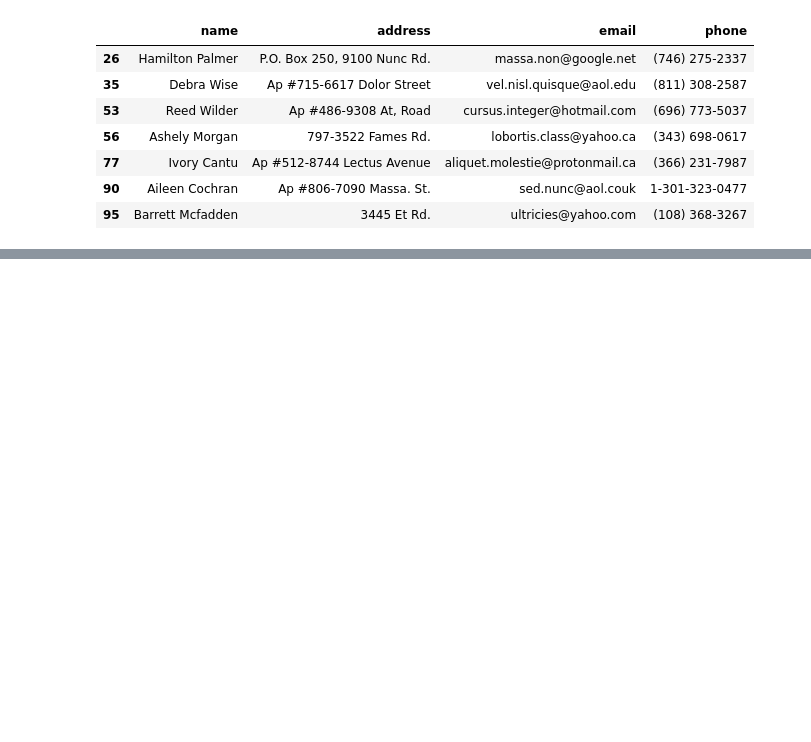
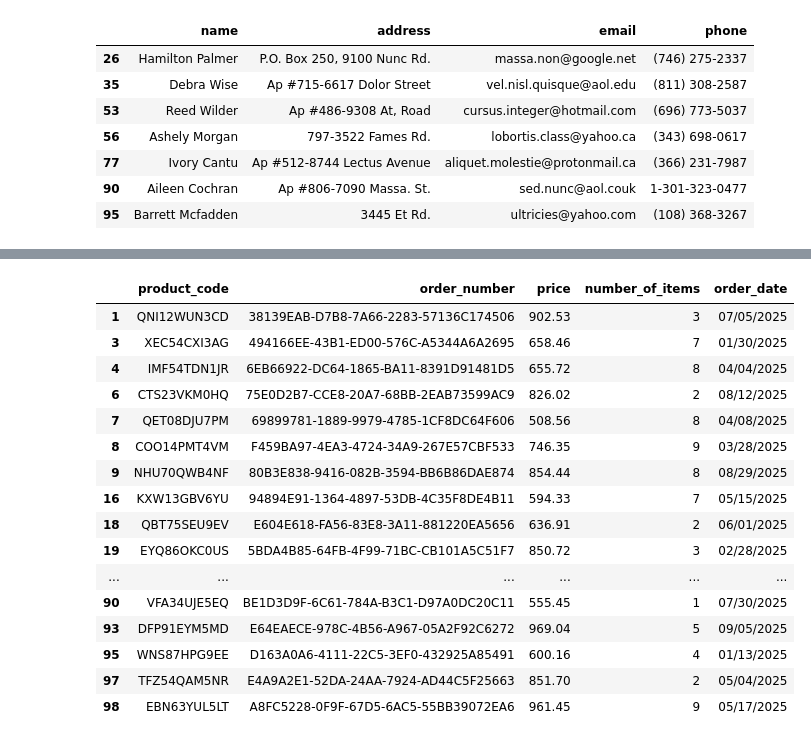
Before and after one commit to ichzann/dis08-ws2526_Boeluem_Ihsan, a Jupyter notebook: labs/06/Task_06.ipynb, the cells around one changed output, grey strips where cells are left out. Saved outputs shown, nothing was run; the diff lists cells and outputs as text; code cells hidden in the pictures; blank space fills up the shorter version.

Commit message:
orders are not completed

```diff
--- a/labs/06/Task_06.ipynb
+++ b/labs/06/Task_06.ipynb
@@ -148,0 +182,26 @@ df[df["vorname"].str.endswith(r"e")]
+# %%
+#Find all orders for products priced over $500.
+
+
+orders = pd.read_csv(csv_path_orders)
+orders["price"] = orders["price"].str.extract(r"\$(\d+\.\d+)").astype(float)
+
+orders[orders["price"] > 500]
+# %% [output]
+|  | product_code | order_number | price | number_of_items | order_date |
+| 1 | QNI12WUN3CD | 38139EAB-D7B8-7A66-2283-57136C174506 | 902.53 | 3 | 07/05/2025 |
+| 3 | XEC54CXI3AG | 494166EE-43B1-ED00-576C-A5344A6A2695 | 658.46 | 7 | 01/30/2025 |
+| 4 | IMF54TDN1JR | 6EB66922-DC64-1865-BA11-8391D91481D5 | 655.72 | 8 | 04/04/2025 |
+| 6 | CTS23VKM0HQ | 75E0D2B7-CCE8-20A7-68BB-2EAB73599AC9 | 826.02 | 2 | 08/12/2025 |
+| 7 | QET08DJU7PM | 69899781-1889-9979-4785-1CF8DC64F606 | 508.56 | 8 | 04/08/2025 |
+| 8 | COO14PMT4VM | F459BA97-4EA3-4724-34A9-267E57CBF533 | 746.35 | 9 | 03/28/2025 |
+| 9 | NHU70QWB4NF | 80B3E838-9416-082B-3594-BB6B86DAE874 | 854.44 | 8 | 08/29/2025 |
+| 16 | KXW13GBV6YU | 94894E91-1364-4897-53DB-4C35F8DE4B11 | 594.33 | 7 | 05/15/2025 |
+| 18 | QBT75SEU9EV | E604E618-FA56-83E8-3A11-881220EA5656 | 636.91 | 2 | 06/01/2025 |
+| 19 | EYQ86OKC0US | 5BDA4B85-64FB-4F99-71BC-CB101A5C51F7 | 850.72 | 3 | 02/28/2025 |
+| ... | ... | ... | ... | ... | ... |
+| 90 | VFA34UJE5EQ | BE1D3D9F-6C61-784A-B3C1-D97A0DC20C11 | 555.45 | 1 | 07/30/2025 |
+| 93 | DFP91EYM5MD | E64EAECE-978C-4B56-A967-05A2F92C6272 | 969.04 | 5 | 09/05/2025 |
+| 95 | WNS87HPG9EE | D163A0A6-4111-22C5-3EF0-432925A85491 | 600.16 | 4 | 01/13/2025 |
+| 97 | TFZ54QAM5NR | E4A9A2E1-52DA-24AA-7924-AD44C5F25663 | 851.70 | 2 | 05/04/2025 |
+| 98 | EBN63YUL5LT | A8FC5228-0F9F-67D5-6AC5-55BB39072EA6 | 961.45 | 9 | 05/17/2025 |
```
Also changed, not shown: parts of 2 cells of this notebook.
